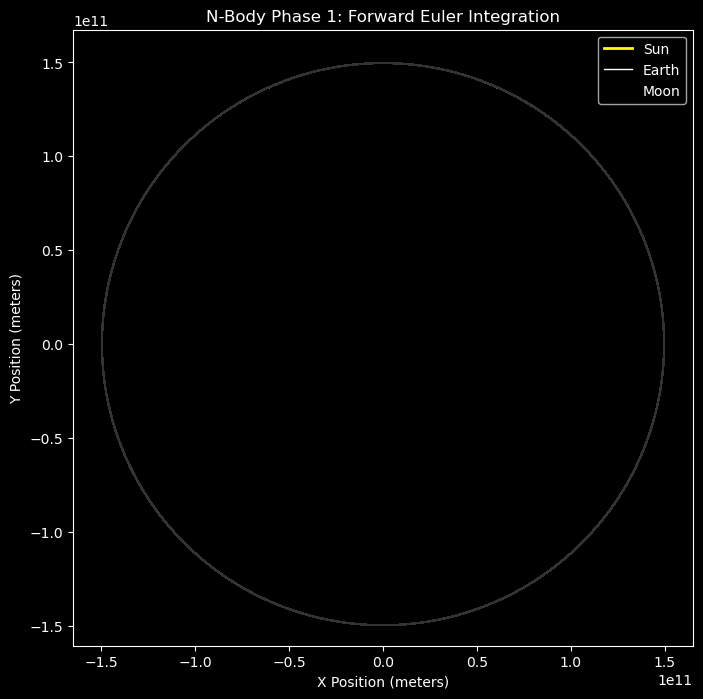
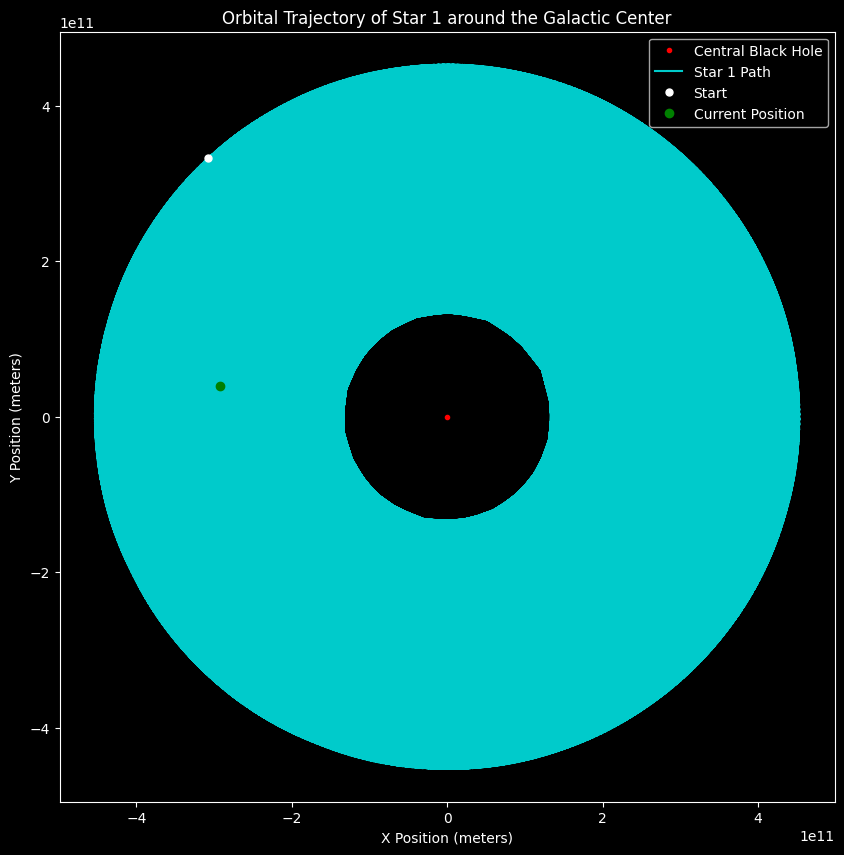
The change to this notebook cell's code, shown as a diff; its figure went from the first image to the second:
--- before
+++ after
@@ -2,20 +2,38 @@
 import matplotlib.pyplot as plt
 
-# Load the simulation data
-data = pd.read_csv("orbits.csv")
+# 1. Define the star you want to track (Change this number to pick a different star)
+i = 1
 
-plt.figure(figsize=(8, 8))
+print(f"Scanning CSV for Star {i}...")
+
+# 2. Tell Pandas to ONLY load the Black Hole (X0, Y0) and our target star
+columns_to_read = ['X0', 'Y0', f'X{i}', f'Y{i}']
+data = pd.read_csv("orbits.csv", usecols=columns_to_read)
+
+print("Data loaded! Plotting trajectory...")
+
+# 3. Set up the canvas
+plt.figure(figsize=(10, 10))
 plt.style.use('dark_background')
 
-# Plot the tracks
-plt.plot(0, 0, color='yellow', label='Sun', linewidth=2)
-plt.plot(data['EarthX']-data['SunX'], data['EarthY']-data['SunY'], color='white', label='Earth', linewidth=1)  # plotting earth movement about the sun frame of reference
-# Moon's orbit relative to the sun looks like a tiny wobbly line tracing the Earth
-plt.plot(data['MoonX'], data['MoonY'], color='black', label='Moon', linewidth=0.5, alpha=0.8) #kept the moon color to black
+# Plot the Black Hole at the center for reference
+plt.plot(data['X0'].iloc[0], data['Y0'].iloc[0], 'ro', markersize=3, label='Central Black Hole')
 
-plt.title("N-Body Phase 1: Forward Euler Integration")
+# Extract our star's coordinates
+x_coords = data[f'X{i}']
+y_coords = data[f'Y{i}']
+
+# Plot the continuous path of the star
+plt.plot(x_coords, y_coords, color='cyan', linewidth=1.5, alpha=0.8, label=f'Star {i} Path')
+
+# Mark the starting position (White Dot) and ending position (Green Dot)
+plt.plot(x_coords.iloc[0], y_coords.iloc[0], 'wo', markersize=5, label='Start')
+plt.plot(x_coords.iloc[-1], y_coords.iloc[-1], 'go', markersize=6, label='Current Position')
+
+# Format the graph
+plt.title(f"Orbital Trajectory of Star {i} around the Galactic Center")
 plt.xlabel("X Position (meters)")
 plt.ylabel("Y Position (meters)")
 plt.legend()
-plt.axis('equal') # Prevents elliptical distortion
+plt.axis('equal') # Crucial: Keeps the physics geometry perfectly scaled
 plt.show()

Commit: Add optimized Barnes-Hut C++ simulation, Python visualization notebooks, and orbit data